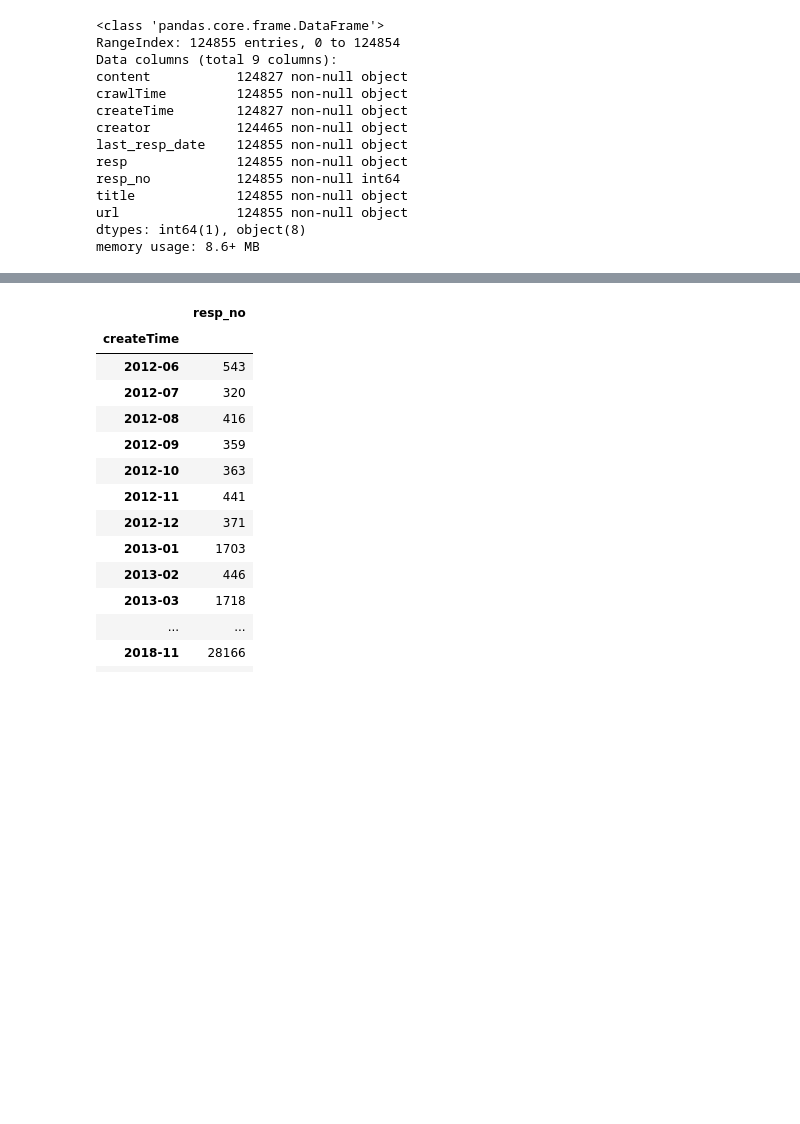
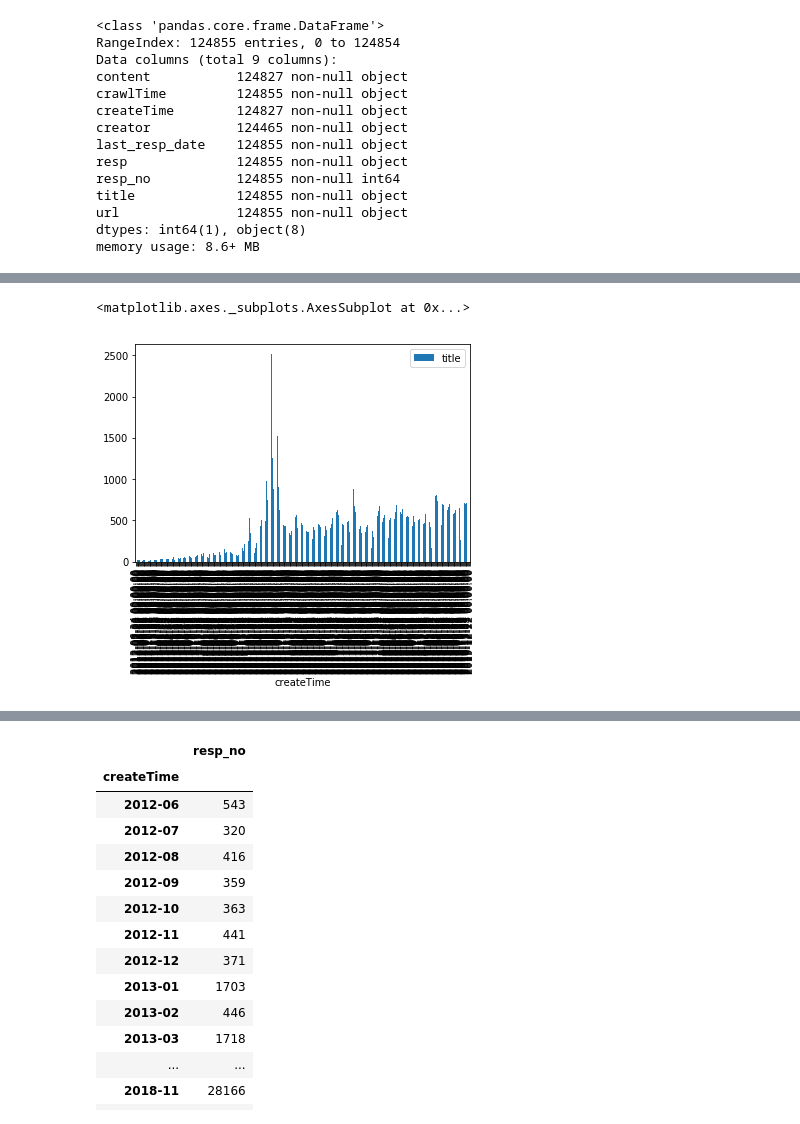
Before and after one commit to Rockyzsu/jsl, a Jupyter notebook: 统计.ipynb, the cells around one changed output, grey strips where cells are left out. Saved outputs shown, nothing was run; the diff lists cells and outputs as text; code cells hidden in the pictures; blank space fills up the shorter version.

```diff
--- a/统计.ipynb
+++ b/统计.ipynb
@@ -3,6 +4,6 @@ import pymongo
 import matplotlib.pyplot as plt
 %matplotlib inline
 # %%
-db = pymongo.MongoClient('10.18.6.46',27001)
+db = pymongo.MongoClient('192.168.10.48',17001)
 # %%
 doc= db['db_parker']['jsl']
@@ -11,5 +10,5 @@ import pandas as pd
 # %%
 total_list = []
-for item in doc.find():
+for item in doc.find({},{'html':0,'resp':0,'content':0}):
     del item['_id']
     total_list.append(item)
@@ -128,0 +142,2 @@ df.resample('M').sum()
+# %%
+new_df = df.resample('W').count()
@@ -128,0 +150,2 @@ df.resample('M').sum()
+# %%
+plot_df = new_df[['title']]
@@ -128,0 +174,5 @@ df.resample('M').sum()
+# %%
+plot_df.plot(kind='bar')
+# %% [output]
+<matplotlib.axes._subplots.AxesSubplot at 0x...>
+[figure, added]
```
Also changed, not shown: parts of 26 cells of this notebook, 2 other files.
